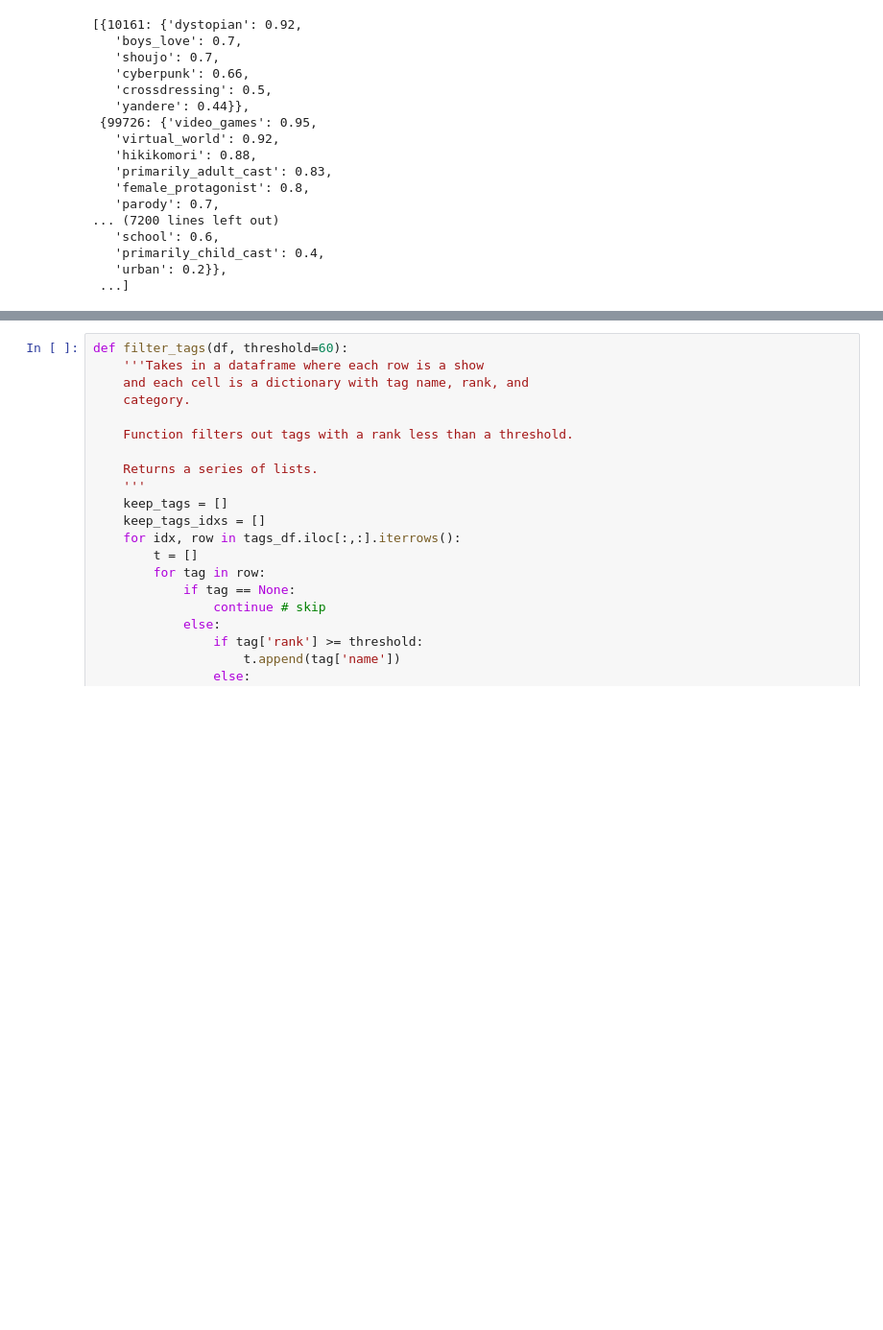
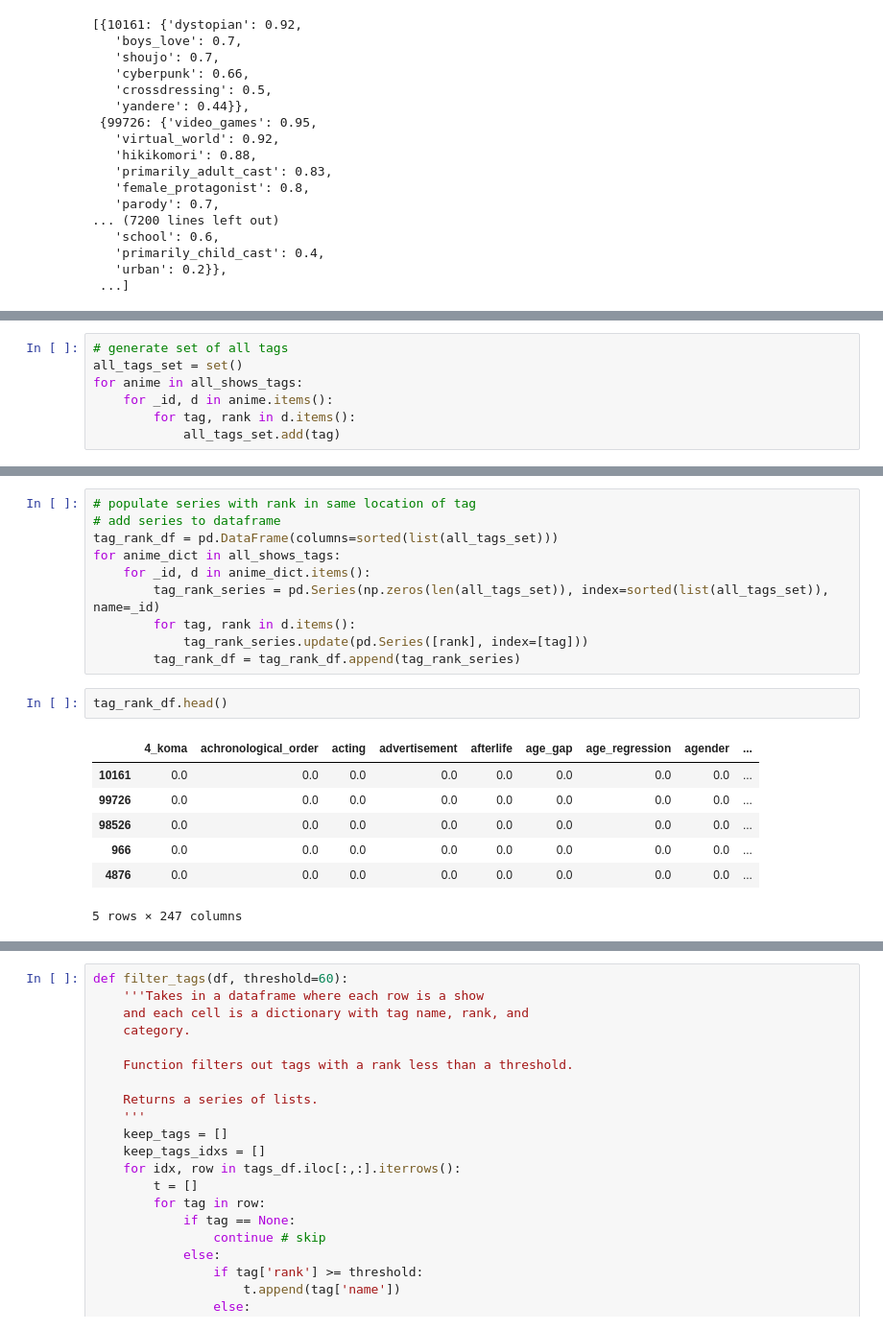
Before and after one commit to sn-ekstrand/content-based-anime-recommender, a Jupyter notebook: data_cleaning.ipynb, the cells around one changed output, grey strips where cells are left out. Shown at 96% size. Saved outputs shown, nothing was run; the diff lists cells and outputs as text; blank space fills up the shorter version.

Commit message:
generated tag rank dataframe

```diff
--- a/data_cleaning.ipynb
+++ b/data_cleaning.ipynb
@@ -462,0 +459,7 @@ all_shows_tags
+# %%
+# generate set of all tags
+all_tags_set = set()
+for anime in all_shows_tags:
+    for _id, d in anime.items():
+        for tag, rank in d.items():
+            all_tags_set.add(tag)
@@ -462,0 +486,20 @@ all_shows_tags
+# %%
+# populate series with rank in same location of tag
+# add series to dataframe
+tag_rank_df = pd.DataFrame(columns=sorted(list(all_tags_set)))
+for anime_dict in all_shows_tags:
+    for _id, d in anime_dict.items():
+        tag_rank_series = pd.Series(np.zeros(len(all_tags_set)), index=sorted(list(all_tags_set)), name=_id)
+        for tag, rank in d.items():
+            tag_rank_series.update(pd.Series([rank], index=[tag]))
+        tag_rank_df = tag_rank_df.append(tag_rank_series)
+# %%
+tag_rank_df.head()
+# %% [output]
+|  | 4_koma | achronological_order | acting | advertisement | afterlife | age_gap | age_regression | agender | ... |
+| 10161 | 0.0 | 0.0 | 0.0 | 0.0 | 0.0 | 0.0 | 0.0 | 0.0 | ... |
+| 99726 | 0.0 | 0.0 | 0.0 | 0.0 | 0.0 | 0.0 | 0.0 | 0.0 | ... |
+| 98526 | 0.0 | 0.0 | 0.0 | 0.0 | 0.0 | 0.0 | 0.0 | 0.0 | ... |
+| 966 | 0.0 | 0.0 | 0.0 | 0.0 | 0.0 | 0.0 | 0.0 | 0.0 | ... |
+| 4876 | 0.0 | 0.0 | 0.0 | 0.0 | 0.0 | 0.0 | 0.0 | 0.0 | ... |
+5 rows × 247 columns
```
Also changed, not shown: parts of 3 cells of this notebook.
